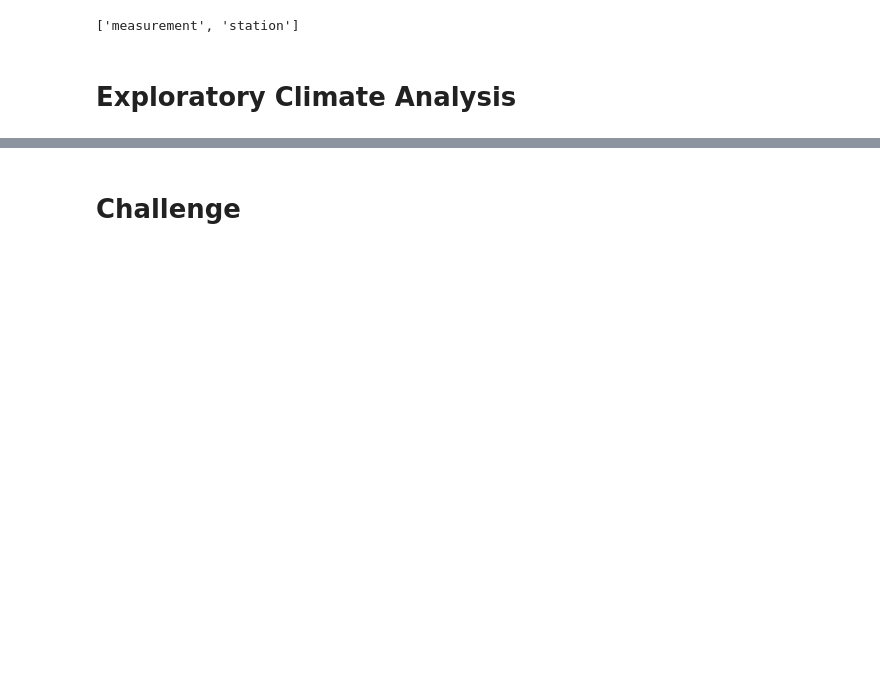
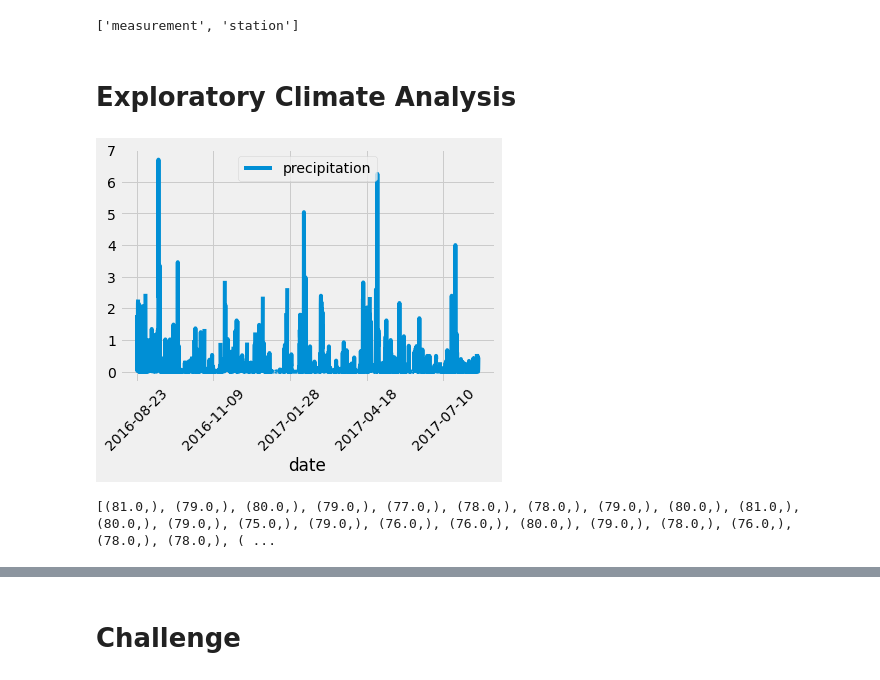
Before and after one commit to blueschistrocks/surfs_up, a Jupyter notebook: climate_analysis.ipynb, the cells around one changed output, grey strips where cells are left out. Saved outputs shown, nothing was run; the diff lists cells and outputs as text; code cells hidden in the pictures; blank space fills up the shorter version.

```diff
--- a/climate_analysis.ipynb
+++ b/climate_analysis.ipynb
@@ -42,15 +42,29 @@ session = Session(engine)
 # %%
 # Design a query to retrieve the last 12 months of precipitation data and plot the results.
 #Starting from the last data point in the database.
 
 # Calculate the date one year from the last date in data set.
-
+prev_year = dt.date(2017, 8, 23) - dt.timedelta(days=365)
 # Perform a query to retrieve the data and precipitation scores
-
+results = []
+results2 =[]
+results = session.query(Measurement.date, Measurement.prcp).filter(Measurement.date >= prev_year).all()
+results2 = session.query(Measurement.tobs).filter(Measurement.date >= prev_year).all()
+#print(results)
 # Save the query results as a Pandas DataFrame and set the index to the date column
-
+df = pd.DataFrame(results, columns=['date','precipitation'])
+df.set_index(df['date'], inplace=True)
 # Sort the dataframe by date
-
+df = df.sort_index()
 # Use Pandas Plotting with Matplotlib to plot the data
+df.plot(rot=45)
+plt.xticks()
+plt.show()
+# %% [output]
+[figure, added]
+# %%
+print(results2)
+# %% [output]
+[(81.0,), (79.0,), (80.0,), (79.0,), (77.0,), (78.0,), (78.0,), (79.0,), (80.0,), (81.0,), (80.0,), (79.0,), (75.0,), (79.0,), (76.0,), (76.0,), (80.0,), (79.0,), (78.0,), (76.0,), (78.0,), (78.0,), ( ...
 # %%
 # Use Pandas to calcualte the summary statistics for the precipitation data
```
Also changed, not shown: parts of 10 cells of this notebook, 1 other file.
